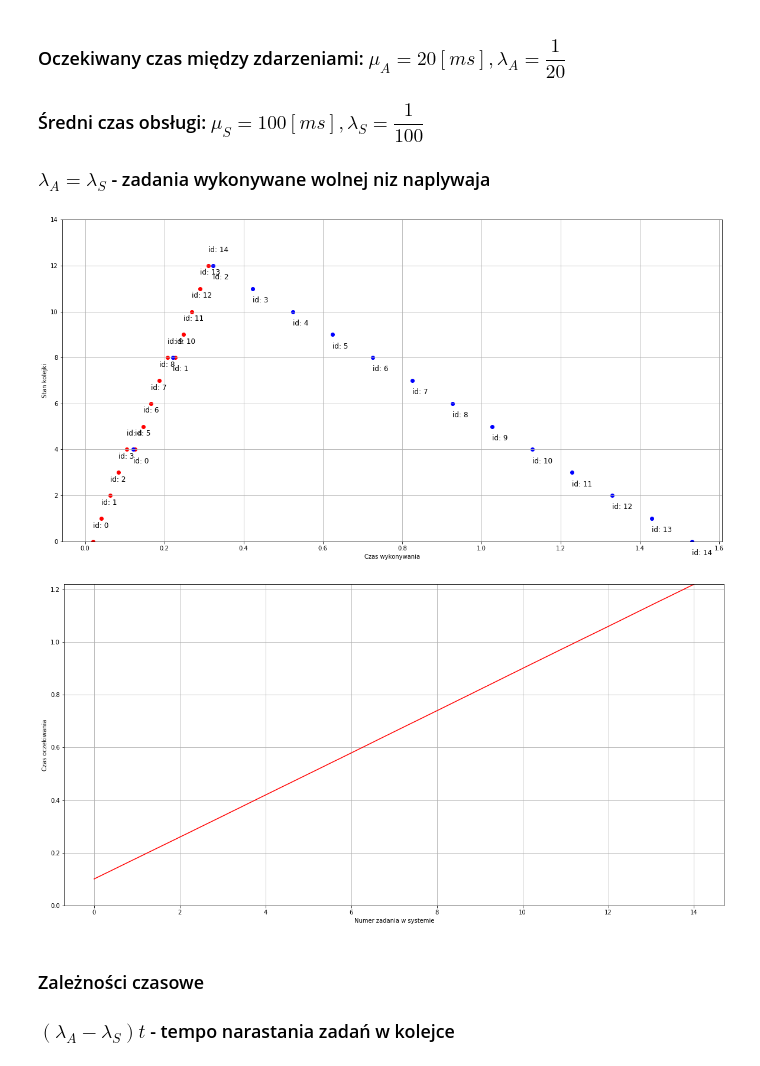
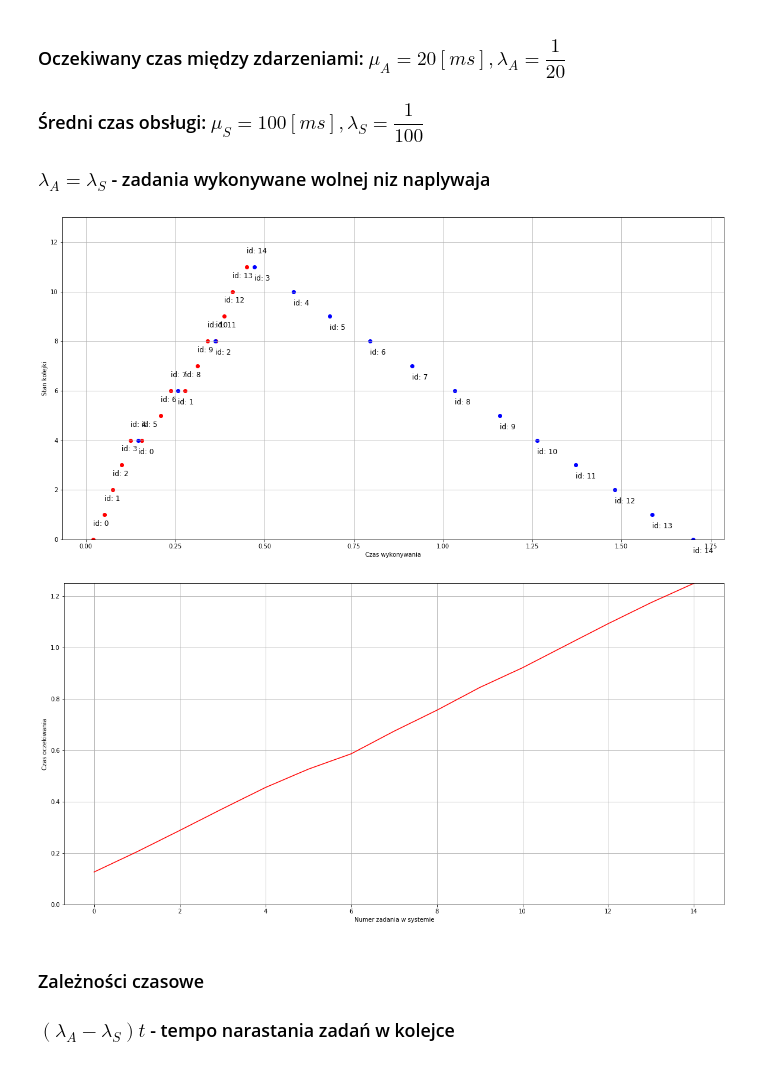
Before and after one commit to pajelonek/Statistical_Methods, a Jupyter notebook: Statystyka_3.ipynb, the cells around one changed output. Cells and saved outputs as stored; diff of their text form; code cells hidden in the pictures.

```diff
--- a/Statystyka_3.ipynb
+++ b/Statystyka_3.ipynb
@@ -49,11 +54,11 @@ def produce_entry(task_size: int, delay: float):
 def service_entry(delay, task):
     global pos_in_queue
 
-    time.sleep(delay / 1000)
+    time.sleep(delay/1000)
     with lock:
         pos_in_queue -= 1
         task.end_queue = pos_in_queue
-
+    time.sleep(-np.log(random.uniform(0, 1))/(1/(delay/10000)))
     task.end_time = timer()
     return task
 # %%
@@ -62,6 +67,7 @@ def run_simulation(delay, *args):
     with concurrent.futures.ThreadPoolExecutor(max_workers=1) as executor:
         executor_list = []
         for task in produce_entry(*args):
+            time.sleep(-np.log(random.uniform(0, 1))/(1/(delay/10000)))
             executor_list.append(executor.submit(service_entry, delay, task))
 
         for task in concurrent.futures.as_completed(executor_list):
@@ -166,15 +172,15 @@ plot_waiting_interval(tasks)
 # %%
 send_delay = 20
 service_delay = 100
 num_of_tasks = 15
-
+pos_in_queue = 0
 tasks = run_simulation(service_delay, num_of_tasks, send_delay)
 
 plot_points(tasks)
 plot_waiting_interval(tasks)
 # %% [output]
-[figure, old version]
+[figure, new version]
-[figure, old version]
+[figure, new version]
 # %% [markdown]
 ### Zależności czasowe
 ### $(\lambda_A - \lambda_S)t$ - tempo narastania zadań w kolejce
```
Also changed, not shown: parts of 8 cells of this notebook.
